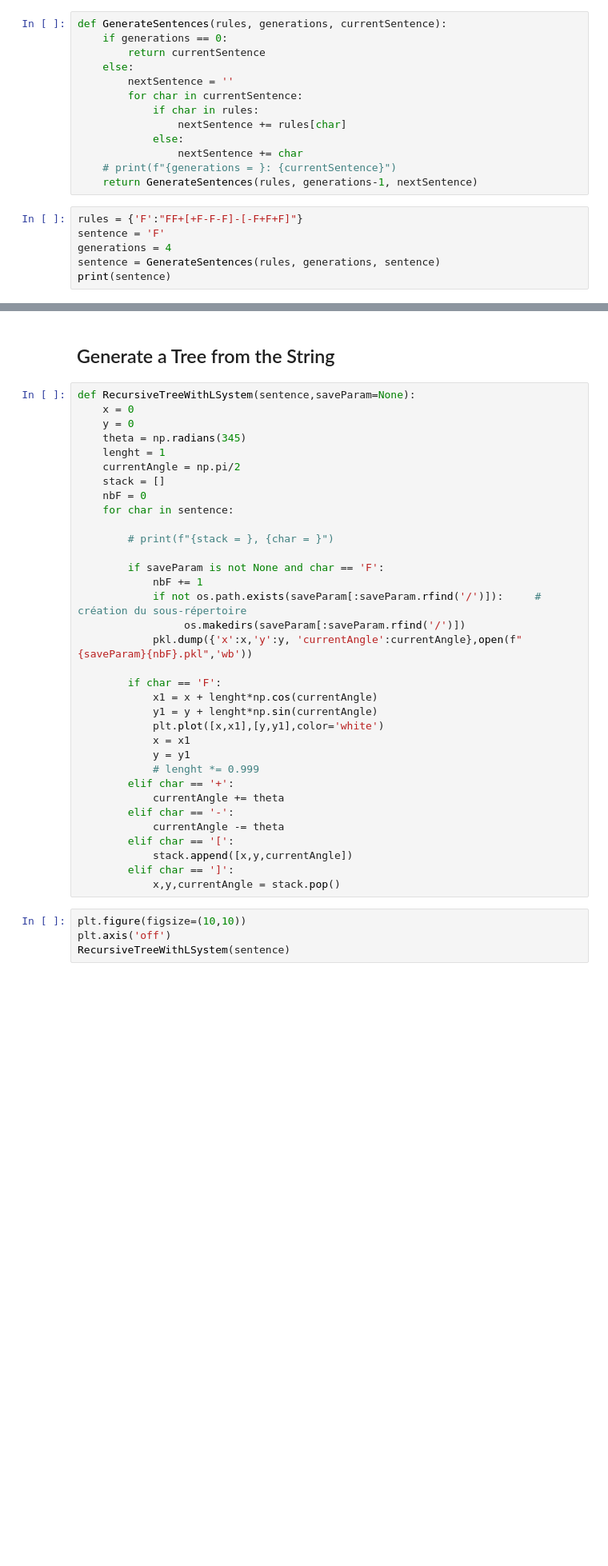
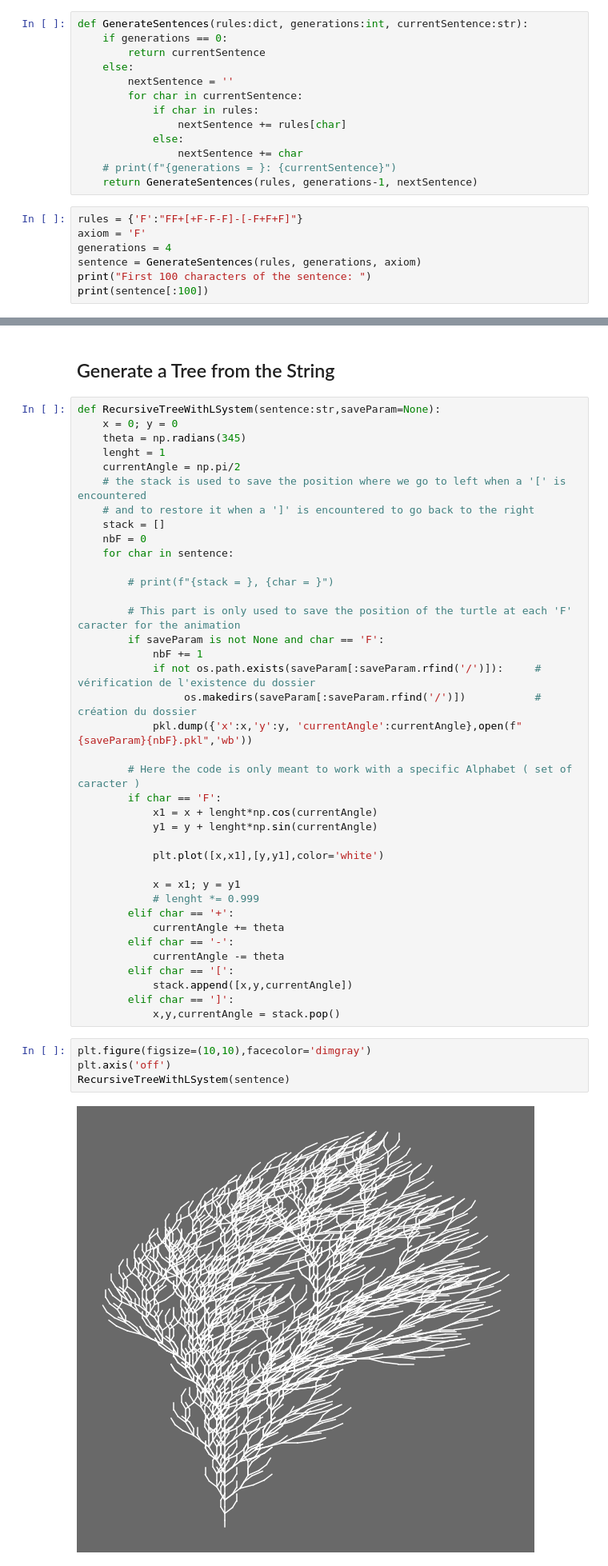
Before and after one commit to White-On/Recursive_Tree, a Jupyter notebook: RecursiveTree.ipynb, the cells around one changed output, grey strips where cells are left out. Shown at 80% size. Cells and saved outputs as stored; diff of their text form; blank space fills up the shorter version.

```diff
--- a/RecursiveTree.ipynb
+++ b/RecursiveTree.ipynb
@@ -71,5 +77,5 @@ MovieWriter ffmpeg unavailable; using Pillow instead.
 # %%
-def GenerateSentences(rules, generations, currentSentence):
+def GenerateSentences(rules:dict, generations:int, currentSentence:str):
     if generations == 0:
         return currentSentence
     else:
@@ -83,8 +89,9 @@ def GenerateSentences(rules, generations, currentSentence):
     return GenerateSentences(rules, generations-1, nextSentence)
 # %%
 rules = {'F':"FF+[+F-F-F]-[-F+F+F]"}
-sentence = 'F'
+axiom = 'F'
 generations = 4
-sentence = GenerateSentences(rules, generations, sentence)
-print(sentence)
+sentence = GenerateSentences(rules, generations, axiom)
+print("First 100 characters of the sentence: ")
+print(sentence[:100])
 # %% [output]
@@ -92,30 +100,34 @@ FF+[+F-F-F]-[-F+F+F]FF+[+F-F-F]-[-F+F+F]+[+FF+[+F-F-F]-[-F+F+F]-FF+[+F-F-F]-[-F+
 # %% [markdown]
 ## Generate a Tree from the String
 # %%
-def RecursiveTreeWithLSystem(sentence,saveParam=None):
-    x = 0
-    y = 0
+def RecursiveTreeWithLSystem(sentence:str,saveParam=None):
+    x = 0; y = 0
     theta = np.radians(345)
     lenght = 1
     currentAngle = np.pi/2
+    # the stack is used to save the position where we go to left when a '[' is encountered
+    # and to restore it when a ']' is encountered to go back to the right
     stack = []
     nbF = 0
     for char in sentence:
 
         # print(f"{stack = }, {char = }")
 
+        # This part is only used to save the position of the turtle at each 'F' caracter for the animation
         if saveParam is not None and char == 'F':
             nbF += 1
-            if not os.path.exists(saveParam[:saveParam.rfind('/')]):     # création du sous-répertoire
-                 os.makedirs(saveParam[:saveParam.rfind('/')])
+            if not os.path.exists(saveParam[:saveParam.rfind('/')]):     # vérification de l'existence du dossier
+                 os.makedirs(saveParam[:saveParam.rfind('/')])           # création du dossier
             pkl.dump({'x':x,'y':y, 'currentAngle':currentAngle},open(f"{saveParam}{nbF}.pkl",'wb'))
 
+        # Here the code is only meant to work with a specific Alphabet ( set of caracter )
         if char == 'F':
             x1 = x + lenght*np.cos(currentAngle)
             y1 = y + lenght*np.sin(currentAngle)
+
             plt.plot([x,x1],[y,y1],color='white')
-            x = x1
-            y = y1
+
+            x = x1; y = y1
             # lenght *= 0.999
         elif char == '+':
             currentAngle += theta
@@ -126,9 +138,9 @@ def RecursiveTreeWithLSystem(sentence,saveParam=None):
         elif char == ']':
             x,y,currentAngle = stack.pop()
 # %%
-plt.figure(figsize=(10,10))
+plt.figure(figsize=(10,10),facecolor='dimgray')
 plt.axis('off')
 RecursiveTreeWithLSystem(sentence)
 # %% [output]
-[figure, old version]
+[figure, new version]
 # %%
```
Also changed, not shown: parts of 15 cells of this notebook, 1 other file.
